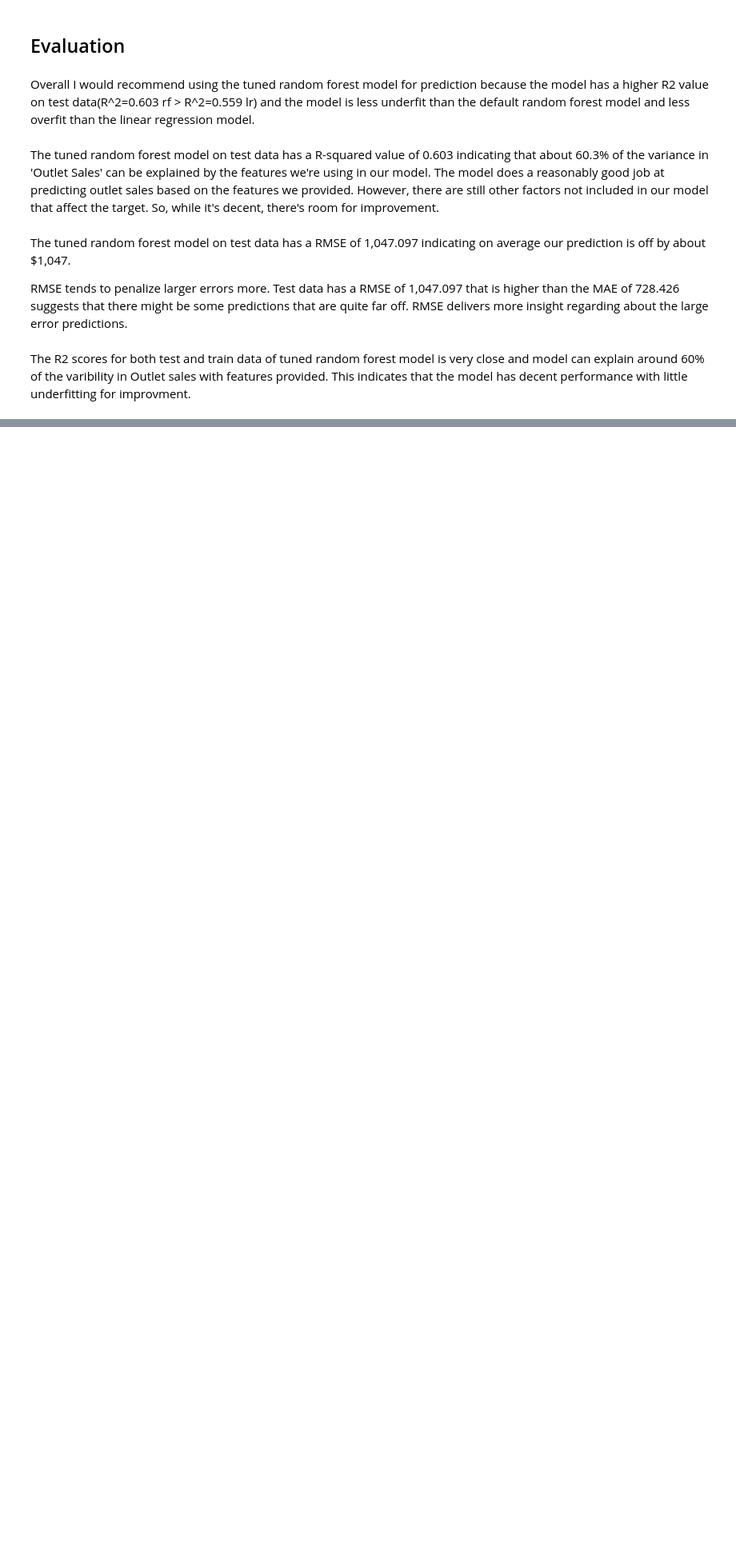
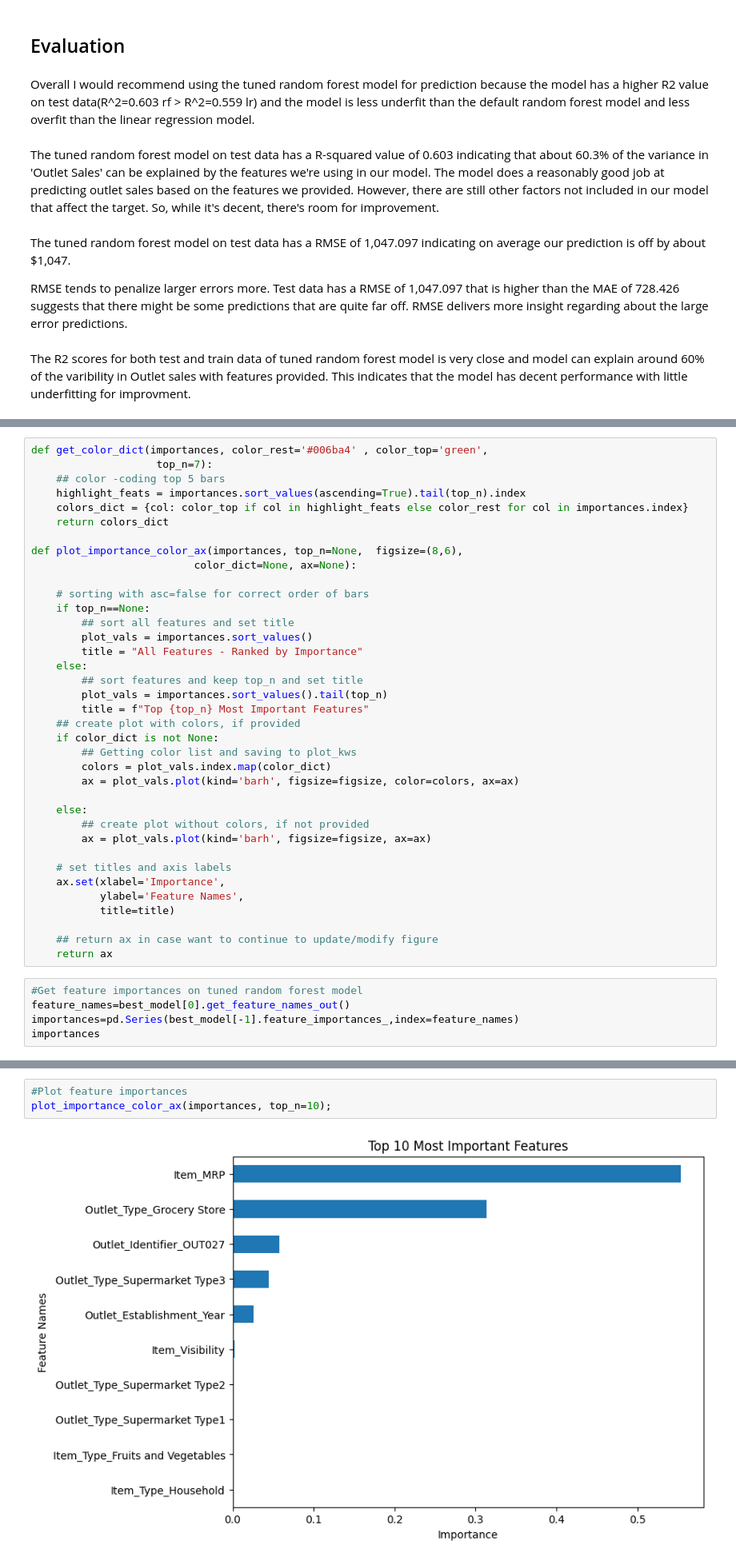
Before and after one commit to Qisam0322/Prediction-of-Product-Sales, a Jupyter notebook: Product_Sales_Preprocessing_Modeling.ipynb, the cells around one changed output, grey strips where cells are left out. Shown at 80% size. Saved outputs shown, nothing was run; the diff lists cells and outputs as text; blank space fills up the shorter version.

```diff
--- a/Product_Sales_Preprocessing_Modeling.ipynb
+++ b/Product_Sales_Preprocessing_Modeling.ipynb
@@ -591,0 +755,42 @@ The R2 scores for both test and train data of tuned random forest model is very
+# %%
+def get_color_dict(importances, color_rest='#006ba4' , color_top='green',
+                    top_n=7):
+    ## color -coding top 5 bars
+    highlight_feats = importances.sort_values(ascending=True).tail(top_n).index
+    colors_dict = {col: color_top if col in highlight_feats else color_rest for col in importances.index}
+    return colors_dict
+
+def plot_importance_color_ax(importances, top_n=None,  figsize=(8,6),
+                          color_dict=None, ax=None):
+
+    # sorting with asc=false for correct order of bars
+    if top_n==None:
+        ## sort all features and set title
+        plot_vals = importances.sort_values()
+        title = "All Features - Ranked by Importance"
+    else:
+        ## sort features and keep top_n and set title
+        plot_vals = importances.sort_values().tail(top_n)
+        title = f"Top {top_n} Most Important Features"
+    ## create plot with colors, if provided
+    if color_dict is not None:
+        ## Getting color list and saving to plot_kws
+        colors = plot_vals.index.map(color_dict)
+        ax = plot_vals.plot(kind='barh', figsize=figsize, color=colors, ax=ax)
+
+    else:
+        ## create plot without colors, if not provided
+        ax = plot_vals.plot(kind='barh', figsize=figsize, ax=ax)
+
+    # set titles and axis labels
+    ax.set(xlabel='Importance',
+           ylabel='Feature Names',
+           title=title)
+
+    ## return ax in case want to continue to update/modify figure
+    return ax
+# %%
+#Get feature importances on tuned random forest model
+feature_names=best_model[0].get_feature_names_out()
+importances=pd.Series(best_model[-1].feature_importances_,index=feature_names)
+importances
@@ -591,0 +815,5 @@ The R2 scores for both test and train data of tuned random forest model is very
+# %%
+#Plot feature importances
+plot_importance_color_ax(importances, top_n=10);
+# %% [output]
+[figure, added]
```
Also changed, not shown: parts of 21 cells of this notebook.
